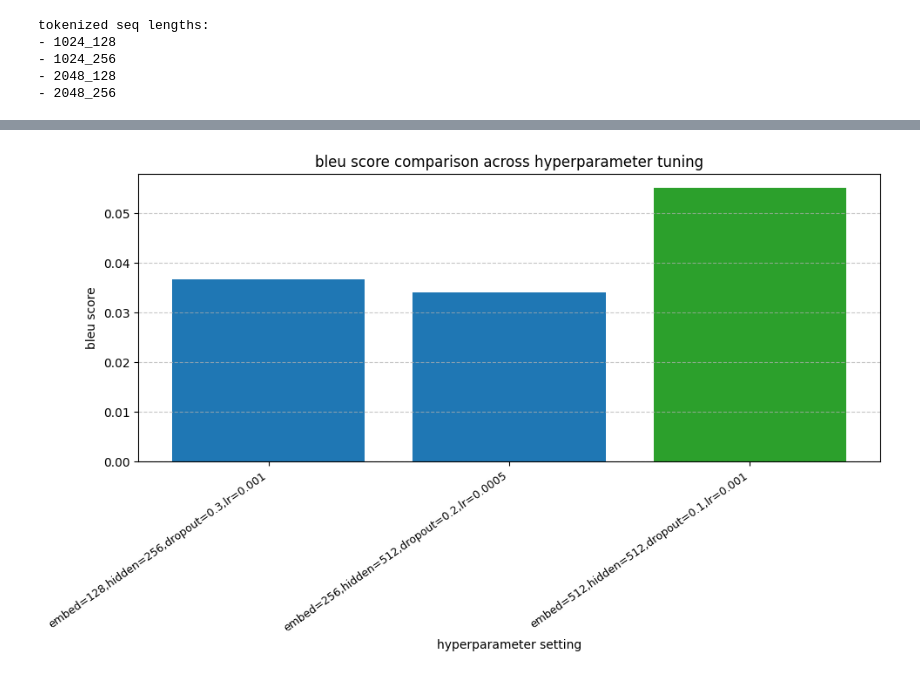
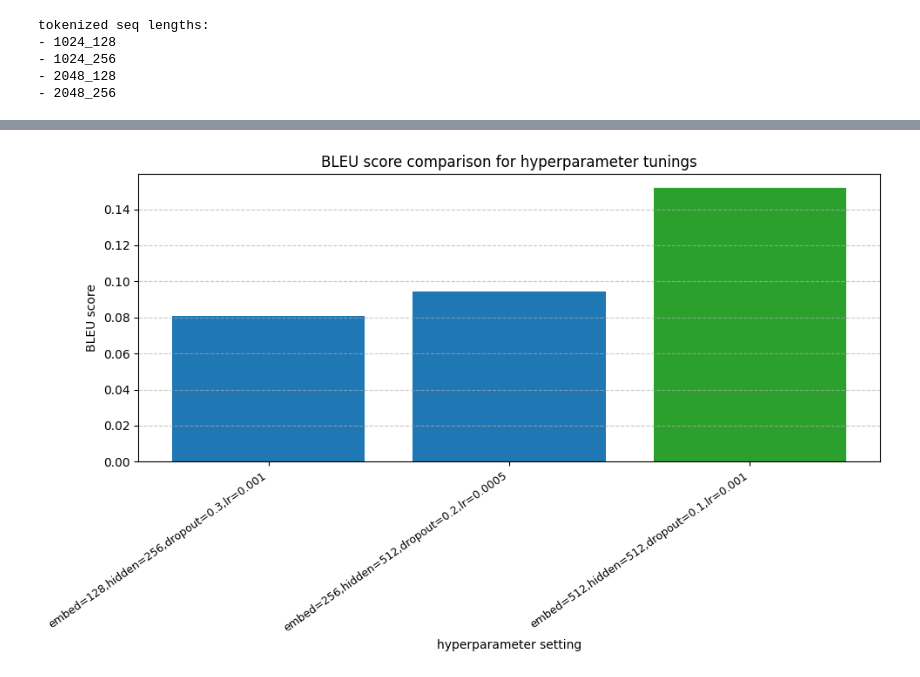
Before and after one commit to jwilliams2023/Machine-Learning-Assignments, a Jupyter notebook: Assingment 3/Assignment_3.ipynb, the cells around one changed output, grey strips where cells are left out. Saved outputs shown, nothing was run; the diff lists cells and outputs as text; code cells hidden in the pictures.

```diff
--- a/Assingment 3/Assignment_3.ipynb
+++ b/Assingment 3/Assignment_3.ipynb
@@ -553,9 +627,9 @@ hyperparameter_tunings = [
     {"name": "embed=128,hidden=256,dropout=0.3,lr=0.001", "embed_dim": 128, "hidden_dim": 256, "dropout": 0.3, "lr": 0.001},
     {"name": "embed=256,hidden=512,dropout=0.2,lr=0.0005", "embed_dim": 256, "hidden_dim": 512, "dropout": 0.2, "lr": 0.0005},
     {"name": "embed=512,hidden=512,dropout=0.1,lr=0.001", "embed_dim": 512, "hidden_dim": 512, "dropout": 0.1, "lr": 0.001},
-]
+                        ]
 
-#select the sequence length setting that performed best
+#select the sequence length setting that performed best from before
 base_config = [length for length in lengths if length["name"] == best_seq_config[0]][0]
 data = tokenized_by_length[base_config["name"]]
 
@@ -568,9 +642,9 @@ test_loader = DataLoader(test_dataset, batch_size=16)
 #store bleu scores for each tuned model
 tuned_results = []
 
-#loop through each set of hyperparameters
+#loop through each of hyperparameters
 for params in hyperparameter_tunings:
-    #define a clear, descriptive path for saving or loading the model
+    #a path for saving or loading the model
     model_path = f"model_with_embed={params['embed_dim']},hidden={params['hidden_dim']},dropout={params['dropout']},learningrate={params['lr']}.pt"
 
     #initialize the model with the current hyperparameter values
@@ -583,19 +657,19 @@ for params in hyperparameter_tunings:
         dropout=params["dropout"]
     ).to(device)
 
-    #load the model if already saved, otherwise train and save it
+    #load the model
     if os.path.exists(model_path):
-        print(f"Loading tuned model from {model_path}")
+        print(f"Loading model {model_path}")
         model.load_state_dict(torch.load(model_path, map_location=device))
         model.eval()
     else:
-        print(f"\nTraining tuned model with settings: {params['name']}")
+        print(f"\nTraining with parameters: {params['name']}")
         optimizer = torch.optim.Adam(model.parameters(), lr=params["lr"])
         criterion = nn.CrossEntropyLoss(ignore_index=text_tokenizer.pad_token_id)
-        train_model(model, train_loader, optimizer, criterion, device, epochs=3)
+        train_model(model, train_loader, optimizer, criterion, device, epochs=20)
         torch.save(model.state_dict(), model_path)
 
-    #evaluate bleu score and store the result
+    #evaluate bleu score and store the resultk
     bleu_score = evaluate_bleu(model, test_loader, text_tokenizer, device)
     tuned_results.append((params["name"], bleu_score))
     print(f"BLEU score for {params['name']}: {bleu_score:.4f}")
@@ -672,26 +800,26 @@ final model saved as: model_final_best_model.pt
 # %%
 import matplotlib.pyplot as plt
 
 #extract names and scores
 names = [name for name, _ in tuned_results]
 scores = [score for _, score in tuned_results]
 
-#find index of the highest scoring config
+#find best index
 best_index = scores.index(max(scores))
 
-#assign colors: default blue for all, green for the best
+#assign colors iu want green for best and blue fo rthe defualt
 colors = ["tab:blue"] * len(scores)
 colors[best_index] = "tab:green"
 
-#plot with clean layout
+#plot
 plt.figure(figsize=(10, 6))
 plt.bar(names, scores, color=colors)
-plt.ylabel("bleu score")
+plt.ylabel("BLEU score")
 plt.xlabel("hyperparameter setting")
-plt.title("bleu score comparison across hyperparameter tuning")
+plt.title("BLEU score comparison for hyperparameter tunings")
 plt.xticks(rotation=35, ha="right", fontsize=9)
 plt.grid(axis='y', linestyle='--', alpha=0.7)
 plt.tight_layout()
 plt.show()
 # %% [output]
-[figure, old version]
+[figure, new version]
```
Also changed, not shown: parts of 41 cells of this notebook.
